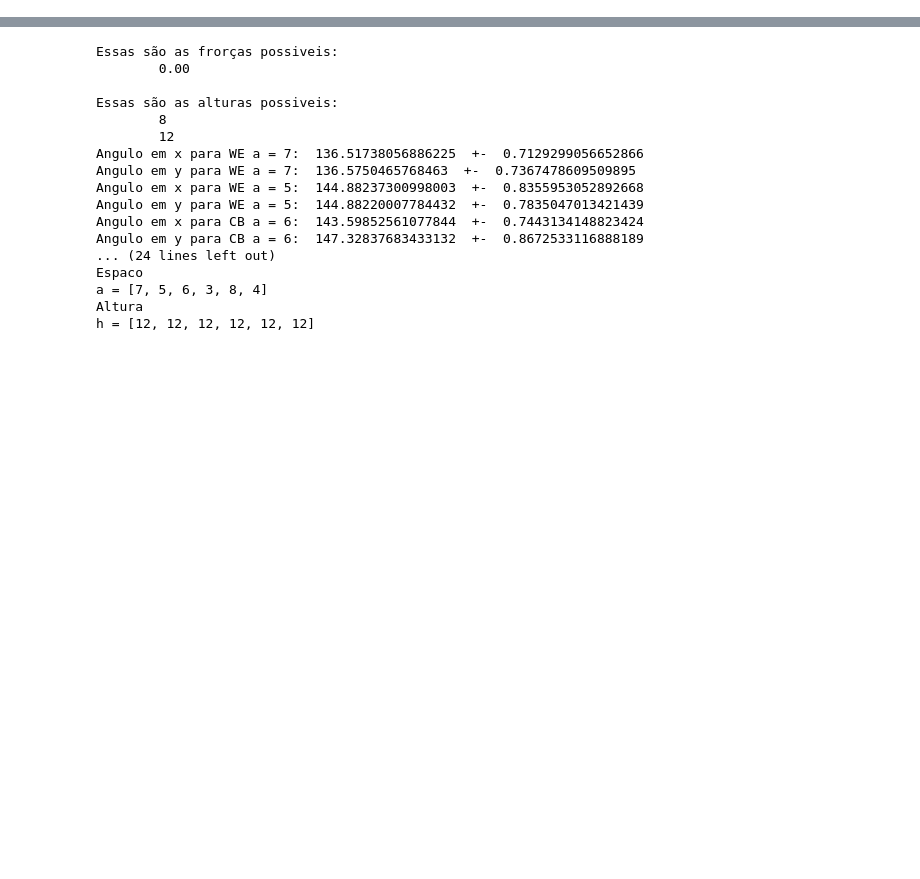
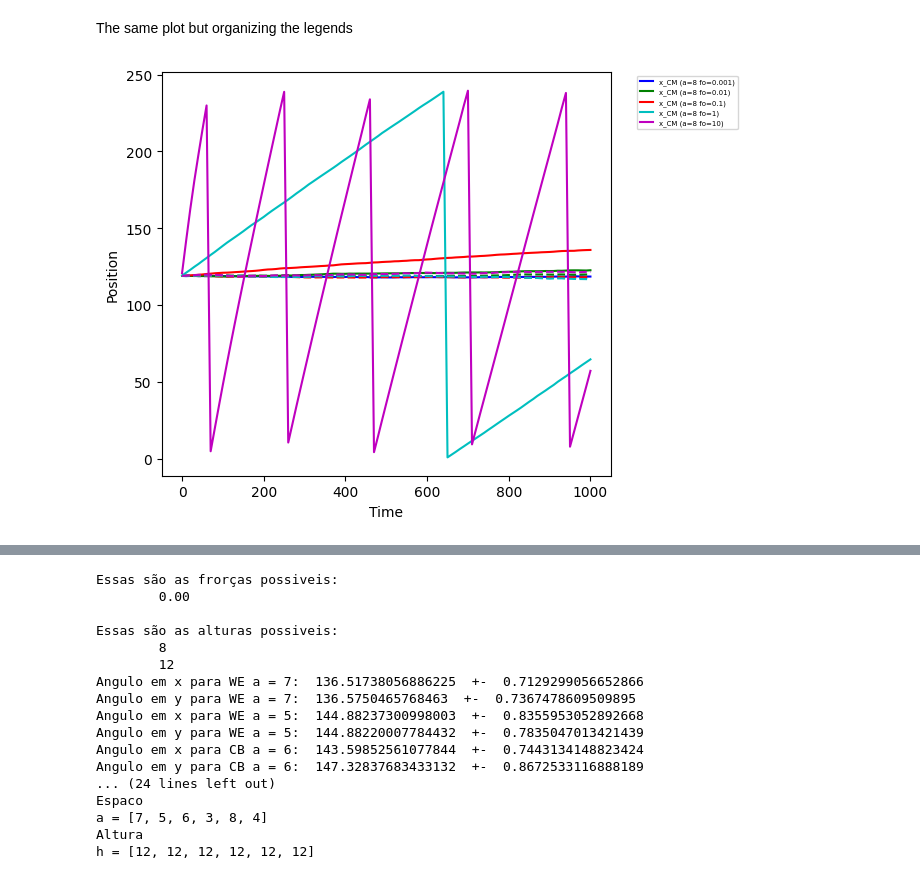
Before and after one commit to bboattini/active_drop_C, a Jupyter notebook: data_processings.ipynb, the cells around one changed output, grey strips where cells are left out. Saved outputs shown, nothing was run; the diff lists cells and outputs as text; code cells hidden in the pictures; blank space fills up the shorter version.

```diff
--- a/data_processings.ipynb
+++ b/data_processings.ipynb
@@ -168 +191,45 @@ plt.show()
+# %% [markdown]
+The same plot but organizing the legends
+# %%
+state = input("Digite o estado desejado: (WE/CB)")
+aux = 0
+files_to_read = [f for f in measures if f'{state}' in f]
+h_values = np.sort(np.unique(np.array([h_from_file(f) for f in files_to_read])))
+a_values = np.sort(np.unique(np.array([a_from_file(f) for f in files_to_read])))
+fo_values = np.sort(np.unique(np.array([fo_from_file(f) for f in files_to_read])))
+
+for fo_val in fo_values:
+    for a_val in a_values:
+        for h_val in h_values:
+            m = [f for f in files_to_read if f'a_{a_val}' in f and f'h_{h_val}' in f and f'fo_{float(fo_val):.2f}.' in f][0]
+            t, V, Vw, Vo, E, bxw, byw, bxo,byo, rxw, ryw, rxo, ryo, txw, tyw,txo, tyo, npxw,npyw, npxo,npyo, vbw, vbo, vrw,vro, pw, po, fw, fo, vpw, vpo, xm_CM, ym_CM, zm_CM = np.loadtxt(m, unpack=True)
+            # Get the value of a from the file
+            a = a_from_file(m)
+            fo = fo_from_file(m)
+
+            # Define the color for the current m
+    color = colors[aux]
+    aux += 1
+
+    if float(fo) < 100:
+        # Plot xm_CM over time with a label containing the value of a and the defined color
+        plt.plot(t, xm_CM, label=f'x_CM (a={a} fo={fo})', color=color)
+
+        # Plot ym_CM over time with a label containing the value of a, dashed line style, and the defined color
+        # plt.plot(t, ym_CM, label=f'y_CM (a={a} fo={fo})', linestyle='--', color=color)
+        plt.plot(t, ym_CM, linestyle='--', color=color)
+
+# Add labels and legend
+plt.xlabel('Time')
+plt.ylabel('Position')
+plt.legend(bbox_to_anchor=(1.05, 1), loc='upper left', prop={'size': 5})
+# Create some space on the right side of the plot for the legend
+plt.subplots_adjust(right=0.15)
+
+# Display the plot
+plt.tight_layout()
+plt.savefig('trajectories.png', dpi=300)
+plt.show()
+# %% [output]
+[figure, added]
 # %% [markdown]
```
Also changed, not shown: parts of 14 cells of this notebook.
